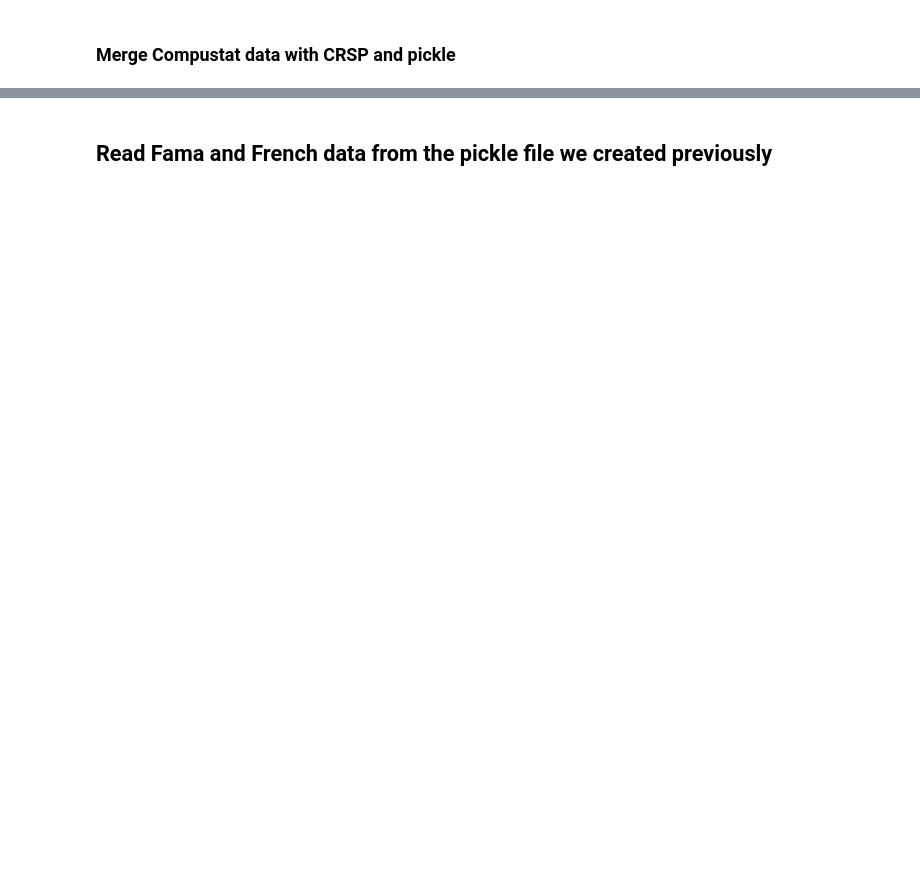
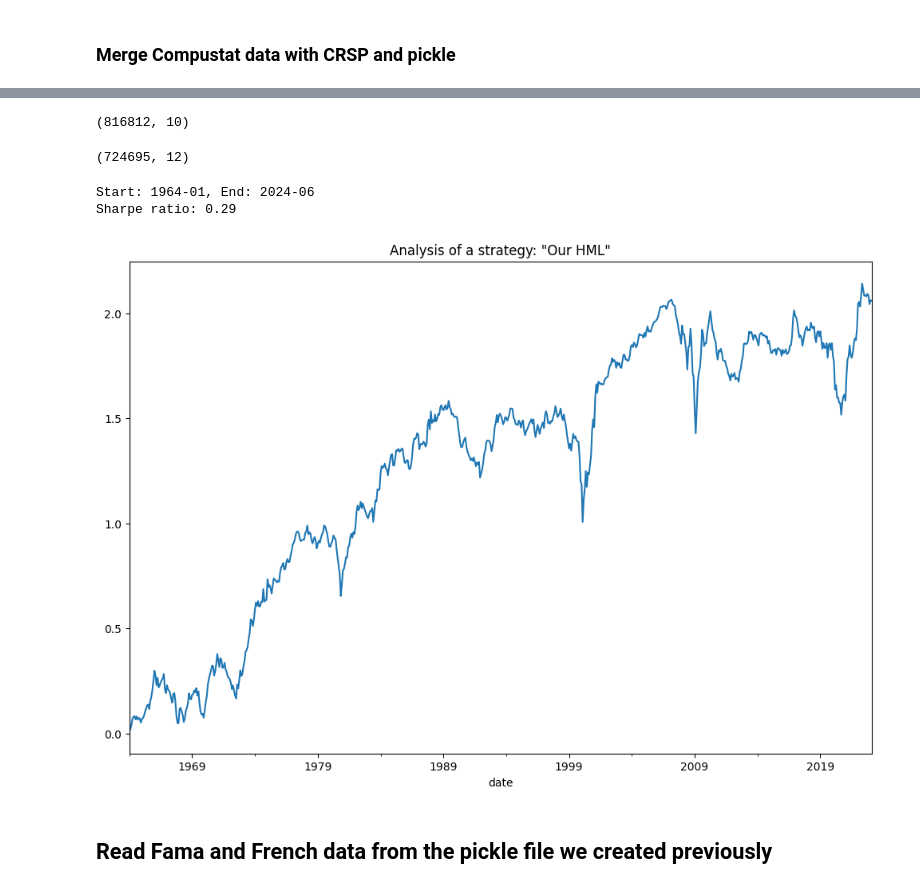
Before and after one commit to jlinnain/tuck_qip, a Jupyter notebook: Lectures/Topic4_Factors_and_Alphas.ipynb, the cells around one changed output, grey strips where cells are left out. Cells and saved outputs as stored; diff of their text form; code cells hidden in the pictures; blank space fills up the shorter version.

Commit message:
Fixed BEME definition and added SMB

```diff
--- a/Lectures/Topic4_Factors_and_Alphas.ipynb
+++ b/Lectures/Topic4_Factors_and_Alphas.ipynb
@@ -281,7 +380,6 @@ cs_crsp = pd.read_pickle('/home/jovyan/data/cs_crsp.pkl')
 
 # construct BE/ME - set firms with negative BEs to missing
 cs_crsp['beme'] = cs_crsp['be'] / cs_crsp['me']
-cs_crsp['beme'] = cs_crsp.groupby(level='permno')['beme'].shift(24)
 
 negative_be = cs_crsp['be'] < 0
 cs_crsp.loc[negative_be, 'beme'] = np.nan
@@ -298,9 +396,18 @@ sort_groups = [sortvar + '_group' for sortvar in sort_variables]
 portfolio_returns = compute_portfolio_returns(cs_crsp, sort_groups=sort_groups)
 
 hml = portfolio_returns.loc[:,[(1,3), (2,3)]].mean(axis=1) - portfolio_returns.loc[:,[(1,1), (2,1)]].mean(axis=1)
+smb = portfolio_returns.loc[:,[(1,1), (1,2), (1,3)]].mean(axis=1) - portfolio_returns.loc[:,[(2,1), (2,2), (2,3)]].mean(axis=1)
 hml.name = 'hml'
+smb.name = 'smb'
+# %% [output]
+(816812, 10)
+(724695, 12)
 # %%
-analyze_returns(hml, 'Our HML', end_date='2007-06')
+analyze_returns(hml, 'Our HML', end_date='2024-06')
+# %% [output]
+Start: 1964-01, End: 2024-06
+Sharpe ratio: 0.29
+[figure, added]
 # %% [markdown]
 ## Read Fama and French data from the pickle file we created previously
 # %%
```
Also changed, not shown: parts of 16 cells of this notebook.
